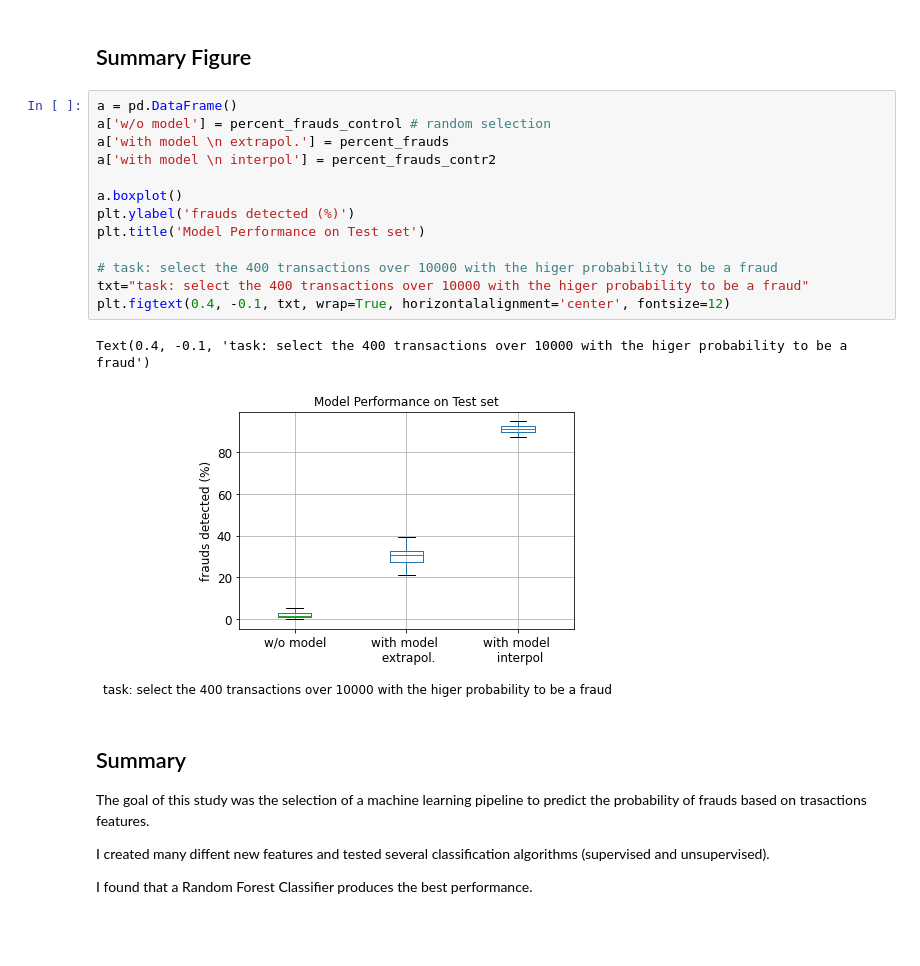
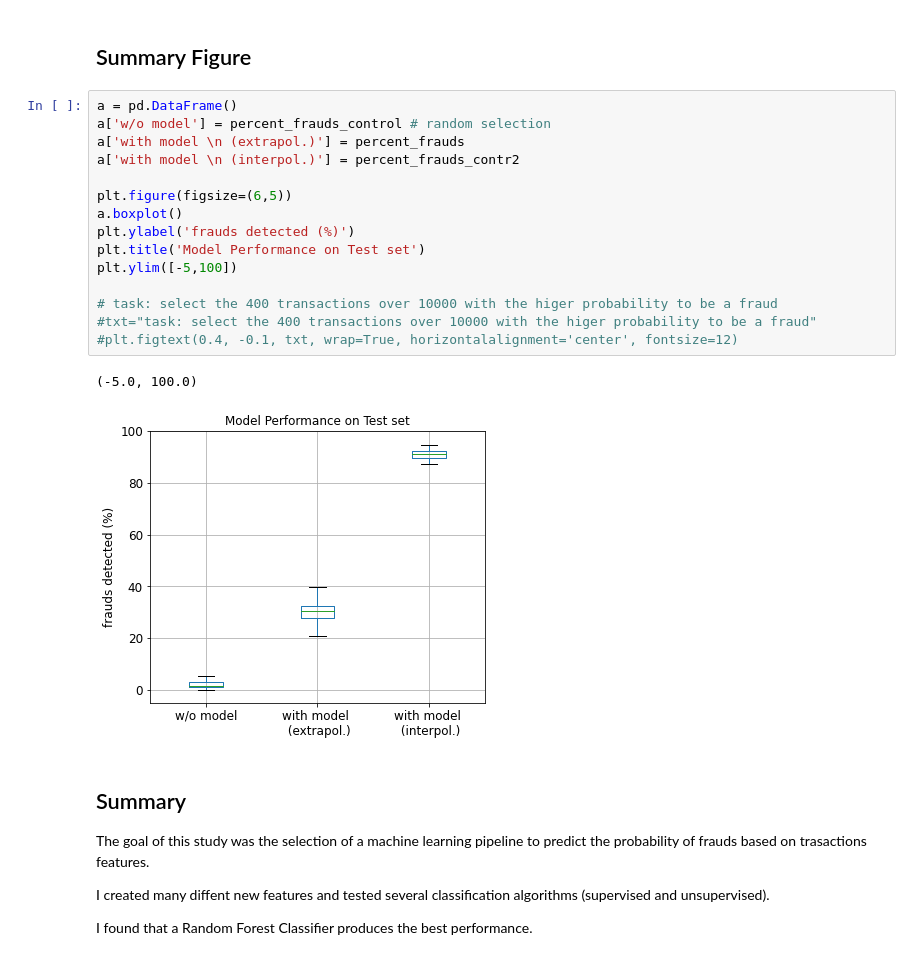
Before and after one commit to GiacomoBenvenuti/Banking_Fraud_Detection, a Jupyter notebook: Fraud_detection_Main.ipynb, the cells around one changed output. Saved outputs shown, nothing was run; the diff lists cells and outputs as text; blank space fills up the shorter version.

```diff
--- a/Fraud_detection_Main.ipynb
+++ b/Fraud_detection_Main.ipynb
@@ -1363,19 +1362,21 @@ This confirms that the model does a pretty good job in predicting new frauds. Th
 # %%
 a = pd.DataFrame()
 a['w/o model'] = percent_frauds_control # random selection
-a['with model \n extrapol.'] = percent_frauds
-a['with model \n interpol'] = percent_frauds_contr2
+a['with model \n (extrapol.)'] = percent_frauds
+a['with model \n (interpol.)'] = percent_frauds_contr2
 
+plt.figure(figsize=(6,5))
 a.boxplot()
 plt.ylabel('frauds detected (%)')
 plt.title('Model Performance on Test set')
+plt.ylim([-5,100])
 
 # task: select the 400 transactions over 10000 with the higer probability to be a fraud
-txt="task: select the 400 transactions over 10000 with the higer probability to be a fraud"
-plt.figtext(0.4, -0.1, txt, wrap=True, horizontalalignment='center', fontsize=12)
+#txt="task: select the 400 transactions over 10000 with the higer probability to be a fraud"
+#plt.figtext(0.4, -0.1, txt, wrap=True, horizontalalignment='center', fontsize=12)
 # %% [output]
-Text(0.4, -0.1, 'task: select the 400 transactions over 10000 with the higer probability to be a fraud')
+(-5.0, 100.0)
-[figure, old version]
+[figure, new version]
 # %% [markdown]
 ## Summary
 The goal of this study was the selection of a machine learning pipeline to predict the probability of frauds based on trasactions features.
```
Also changed, not shown: parts of 2 cells of this notebook, 1 other file.
